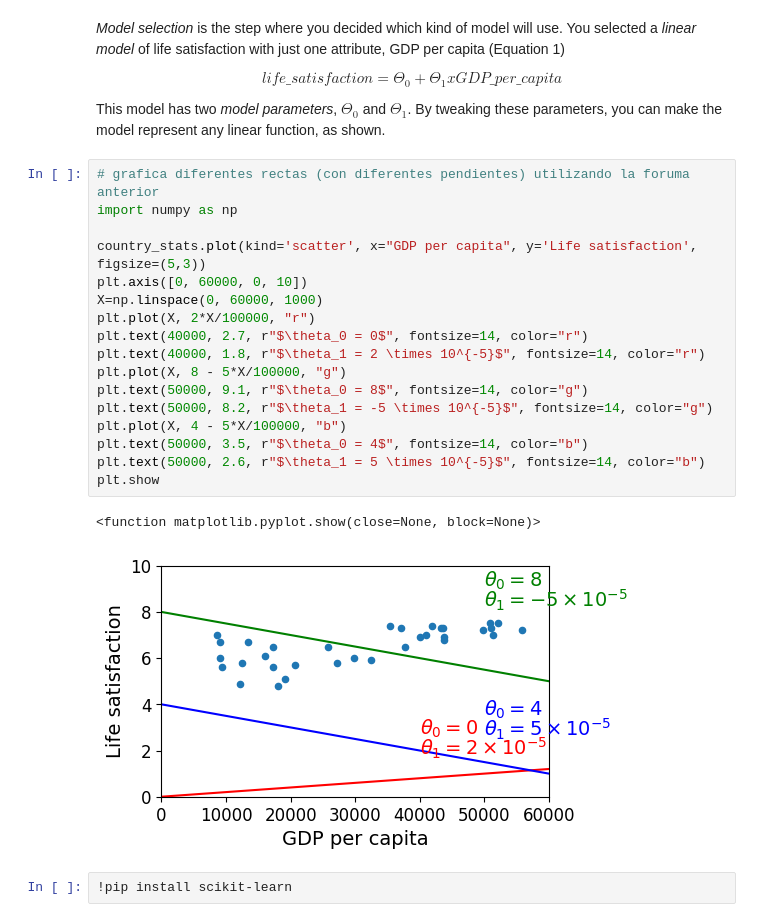
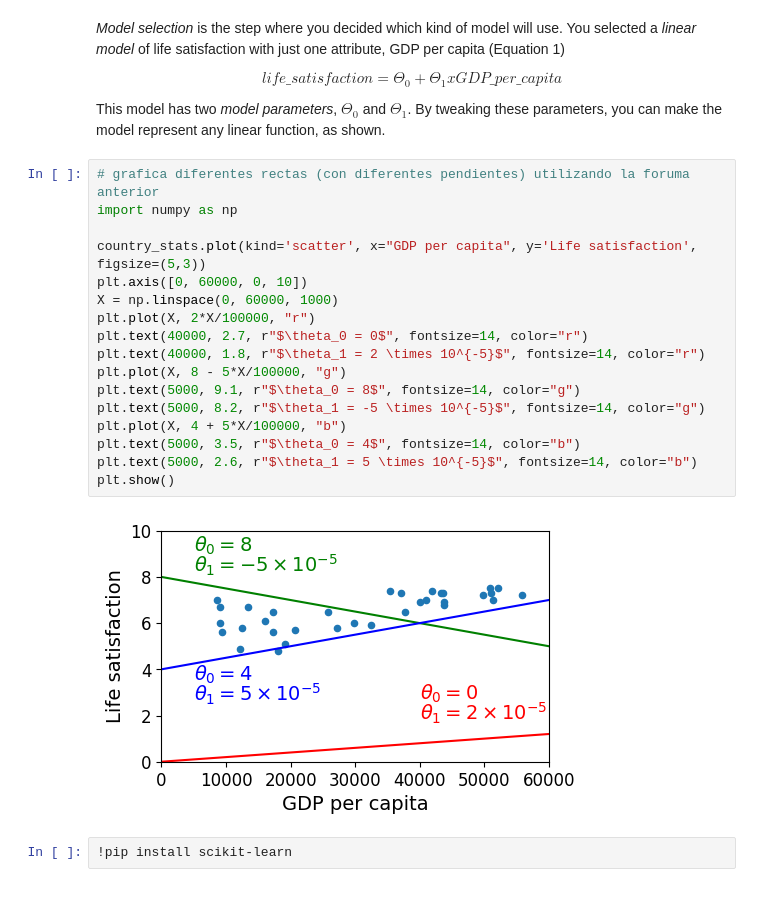
Before and after one commit to Emmanuel-Lopez15/SistemasInteligentes, a Jupyter notebook: Syllabus-DataMining/Unidad_1/S1_Introduction/tema_1.ipynb, the cells around one changed output. Drawn from its saved outputs; the diff is of its cells as text.

```diff
--- a/Syllabus-DataMining/Unidad_1/S1_Introduction/tema_1.ipynb
+++ b/Syllabus-DataMining/Unidad_1/S1_Introduction/tema_1.ipynb
@@ -397,23 +397,22 @@ This model has two *model parameters*, $\Theta_0$ and $\Theta_1$. By tweaking th
 # %%
 # grafica diferentes rectas (con diferentes pendientes) utilizando la foruma anterior
 import numpy as np
 
 country_stats.plot(kind='scatter', x="GDP per capita", y='Life satisfaction', figsize=(5,3))
 plt.axis([0, 60000, 0, 10])
-X=np.linspace(0, 60000, 1000)
+X = np.linspace(0, 60000, 1000)
 plt.plot(X, 2*X/100000, "r")
 plt.text(40000, 2.7, r"$\theta_0 = 0$", fontsize=14, color="r")
 plt.text(40000, 1.8, r"$\theta_1 = 2 \times 10^{-5}$", fontsize=14, color="r")
 plt.plot(X, 8 - 5*X/100000, "g")
-plt.text(50000, 9.1, r"$\theta_0 = 8$", fontsize=14, color="g")
-plt.text(50000, 8.2, r"$\theta_1 = -5 \times 10^{-5}$", fontsize=14, color="g")
-plt.plot(X, 4 - 5*X/100000, "b")
-plt.text(50000, 3.5, r"$\theta_0 = 4$", fontsize=14, color="b")
-plt.text(50000, 2.6, r"$\theta_1 = 5 \times 10^{-5}$", fontsize=14, color="b")
-plt.show
+plt.text(5000, 9.1, r"$\theta_0 = 8$", fontsize=14, color="g")
+plt.text(5000, 8.2, r"$\theta_1 = -5 \times 10^{-5}$", fontsize=14, color="g")
+plt.plot(X, 4 + 5*X/100000, "b")
+plt.text(5000, 3.5, r"$\theta_0 = 4$", fontsize=14, color="b")
+plt.text(5000, 2.6, r"$\theta_1 = 5 \times 10^{-5}$", fontsize=14, color="b")
+plt.show()
 # %% [output]
-<function matplotlib.pyplot.show(close=None, block=None)>
-[figure, old version]
+[figure, new version]
 # %%
 !pip install scikit-learn
 # %% [output]
```
Also changed, not shown: parts of 3 cells of this notebook, 1 other file.
